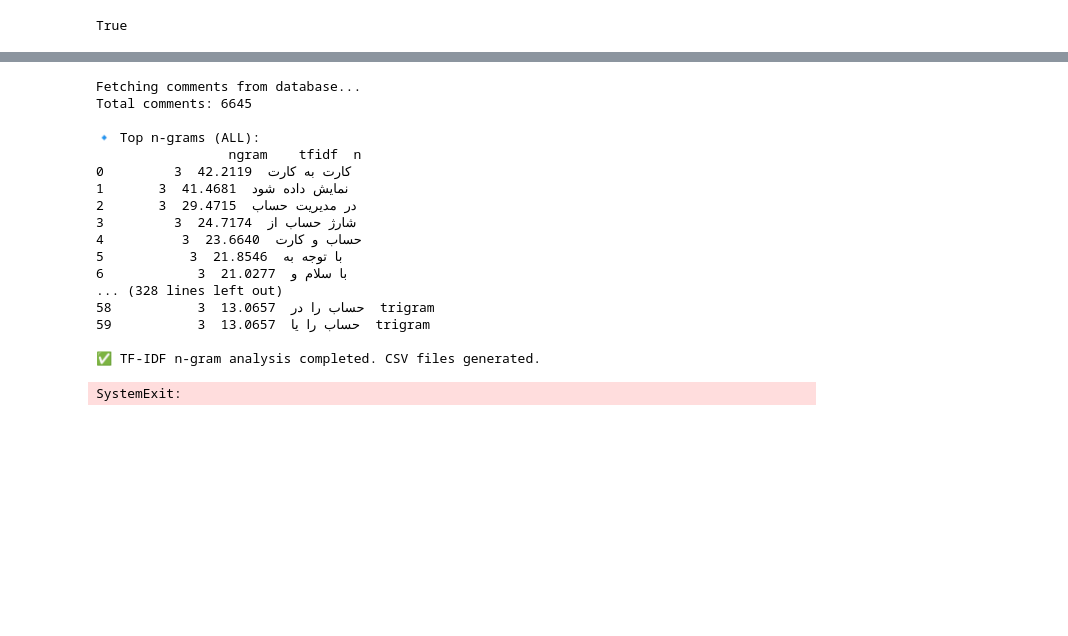
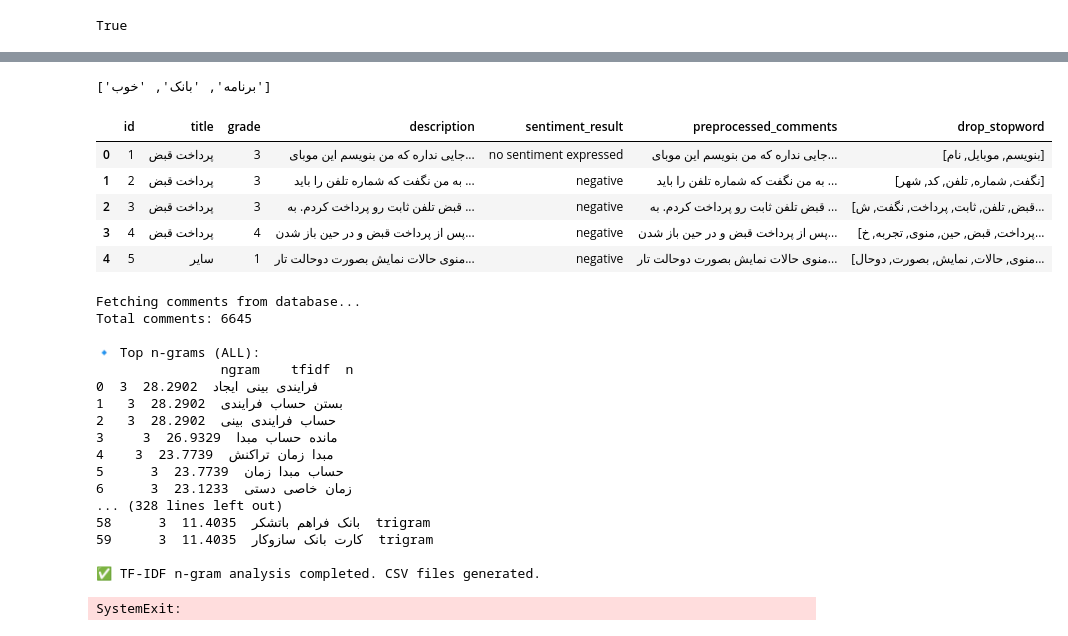
Before and after one commit to MahdiBahar/Sentiment_Analysis_Dima, a Jupyter notebook: test_analyze.ipynb, the cells around one changed output, grey strips where cells are left out. Saved outputs shown, nothing was run; the diff lists cells and outputs as text; code cells hidden in the pictures; blank space fills up the shorter version.

Commit message:
add stopwords to improve NGRAMs

```diff
--- a/test_analyze.ipynb
+++ b/test_analyze.ipynb
@@ -90,3 +90,27 @@ nltk.download('punkt')
 [nltk_data] Downloading package punkt to /home/mahdi/nltk_data...
 [nltk_data]   Package punkt is already up-to-date!
 True
+# %%
+import os
+def load_stopwords(filepath="stopwords.txt"):
+    """Load Persian stopwords from a text file (auto-clean quotes, commas, spaces)."""
+    if not os.path.exists(filepath):
+        print(f"⚠️ Warning: stopwords file not found at {filepath}")
+        return set()
+
+    stopwords = set()
+    with open(filepath, "r", encoding="utf-8") as f:
+        for line in f:
+            word = (
+                line.strip()
+                .replace("'", "")   # remove single quotes
+                .replace(",", "")   # remove commas
+                .replace("\u200c", "")  # remove zero-width non-joiner
+                .strip()
+            )
+            if word:
+                stopwords.add(word)
+    print(f"✅ Loaded {len(stopwords)} clean stopwords.")
+    return stopwords
+# %%
+STOPWORDS = load_stopwords("stopwords.txt")
@@ -118,7 +164,28 @@ def clean_and_tokenize(text: str):
 
     # Keep Persian words only (optional regex filter)
     tokens = [t for t in tokens if re.match(r"^[\u0600-\u06FF]+$", t)]
+
+    # 🔹 Remove stopwords here
+    tokens = [t.strip() for t in tokens if t.strip() not in STOPWORDS]
+
     return tokens
+# %%
+text = "این برنامه با بانک ملت خیلی خوب کار می‌کند"
+tokens = clean_and_tokenize(text)
+print(tokens)
+# %% [output]
+['برنامه', 'بانک', 'خوب']
+# %%
+df["drop_stopword"] = df['description'].apply(lambda x: clean_and_tokenize(x))
+# %%
+df.head()
+# %% [output]
+|  | id | title | grade | description | sentiment_result | preprocessed_comments | drop_stopword |
+| 0 | 1 | پرداخت قبض | 3 | جایی نداره که من بنویسم این موبای... | no sentiment expressed | جایی نداره که من بنویسم این موبای... | [بنویسم, موبایل, نام] |
+| 1 | 2 | پرداخت قبض | 3 | به من نگفت که شماره تلفن را باید ... | negative | به من نگفت که شماره تلفن را باید ... | [نگفت, شماره, تلفن, کد, شهر] |
+| 2 | 3 | پرداخت قبض | 3 | قبض تلفن ثابت رو پرداخت کردم. به ... | negative | قبض تلفن ثابت رو پرداخت کردم. به ... | [قبض, تلفن, ثابت, پرداخت, نگفت, ش... |
+| 3 | 4 | پرداخت قبض | 4 | پس از پرداخت قبض و در حین باز شدن... | negative | پس از پرداخت قبض و در حین باز شدن... | [پرداخت, قبض, حین, منوی, تجربه, خ... |
+| 4 | 5 | سایر | 1 | منوی حالات نمایش بصورت دوحالت تار... | negative | منوی حالات نمایش بصورت دوحالت تار... | [منوی, حالات, نمایش, بصورت, دوحال... |
 # %%
 # -----------------------------------
 # 3) TF-IDF weighted n-grams
@@ -292,17 +359,17 @@ Fetching comments from database...
 Total comments: 6645
 
 🔹 Top n-grams (ALL):
-                 ngram    tfidf  n
-0         کارت به کارت  42.2119  3
-1       نمایش داده شود  41.4681  3
-2       در مدیریت حساب  29.4715  3
-3         شارژ حساب از  24.7174  3
-4          حساب و کارت  23.6640  3
-5           با توجه به  21.8546  3
-6            با سلام و  21.0277  3
+                ngram    tfidf  n
+0  فرایندی بینی ایجاد  28.2902  3
+1   بستن حساب فرایندی  28.2902  3
+2   حساب فرایندی بینی  28.2902  3
+3     مانده حساب مبدا  26.9329  3
+4    مبدا زمان تراکنش  23.7739  3
+5      حساب مبدا زمان  23.7739  3
+6      زمان خاصی دستی  23.1233  3
 ... (328 lines left out)
-58           حساب را در  13.0657  3  trigram
-59           حساب را یا  13.0657  3  trigram
+58      بانک فراهم باتشکر  11.4035  3  trigram
+59      کارت بانک سازوکار  11.4035  3  trigram
 
 ✅ TF-IDF n-gram analysis completed. CSV files generated.
 SystemExit:
```
Also changed, not shown: parts of 2 cells of this notebook, 5 other files.
